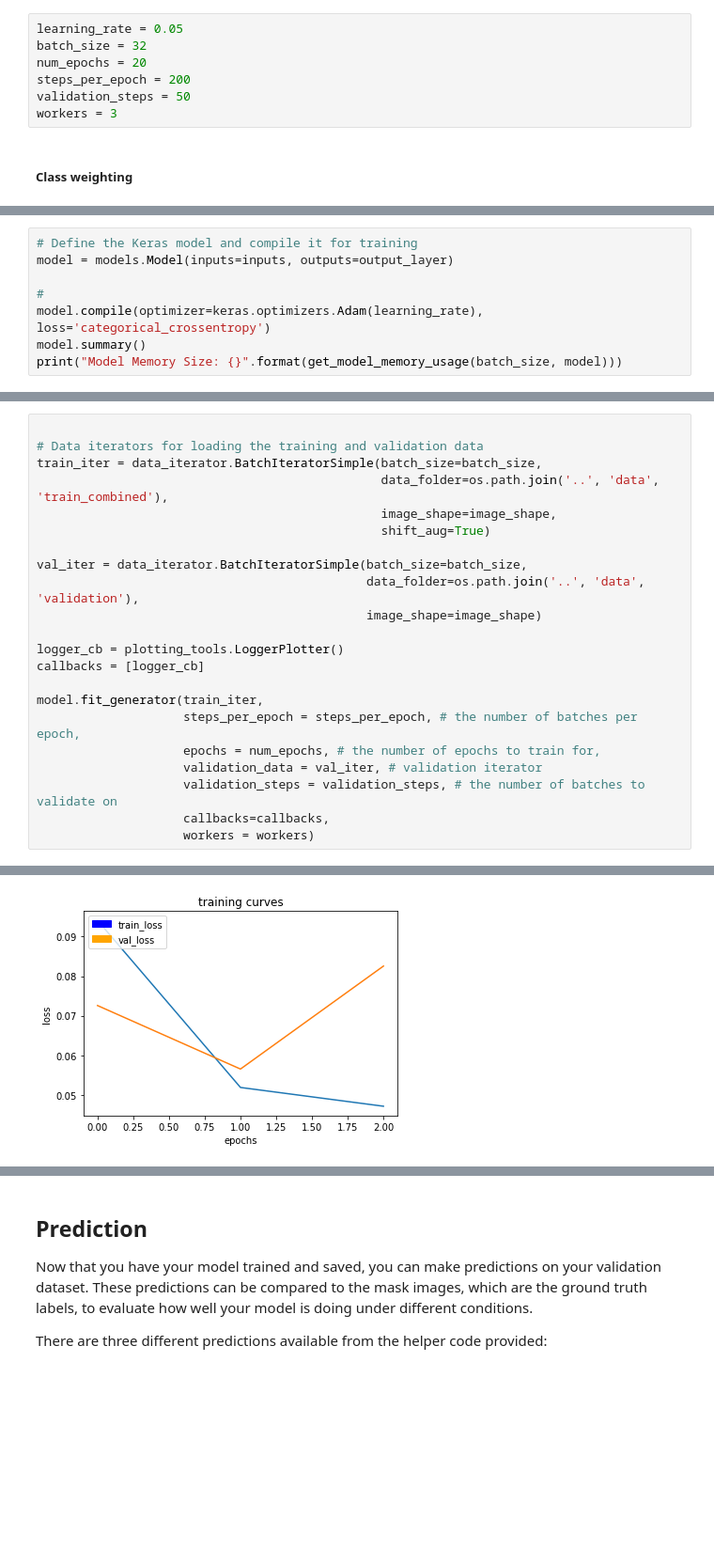
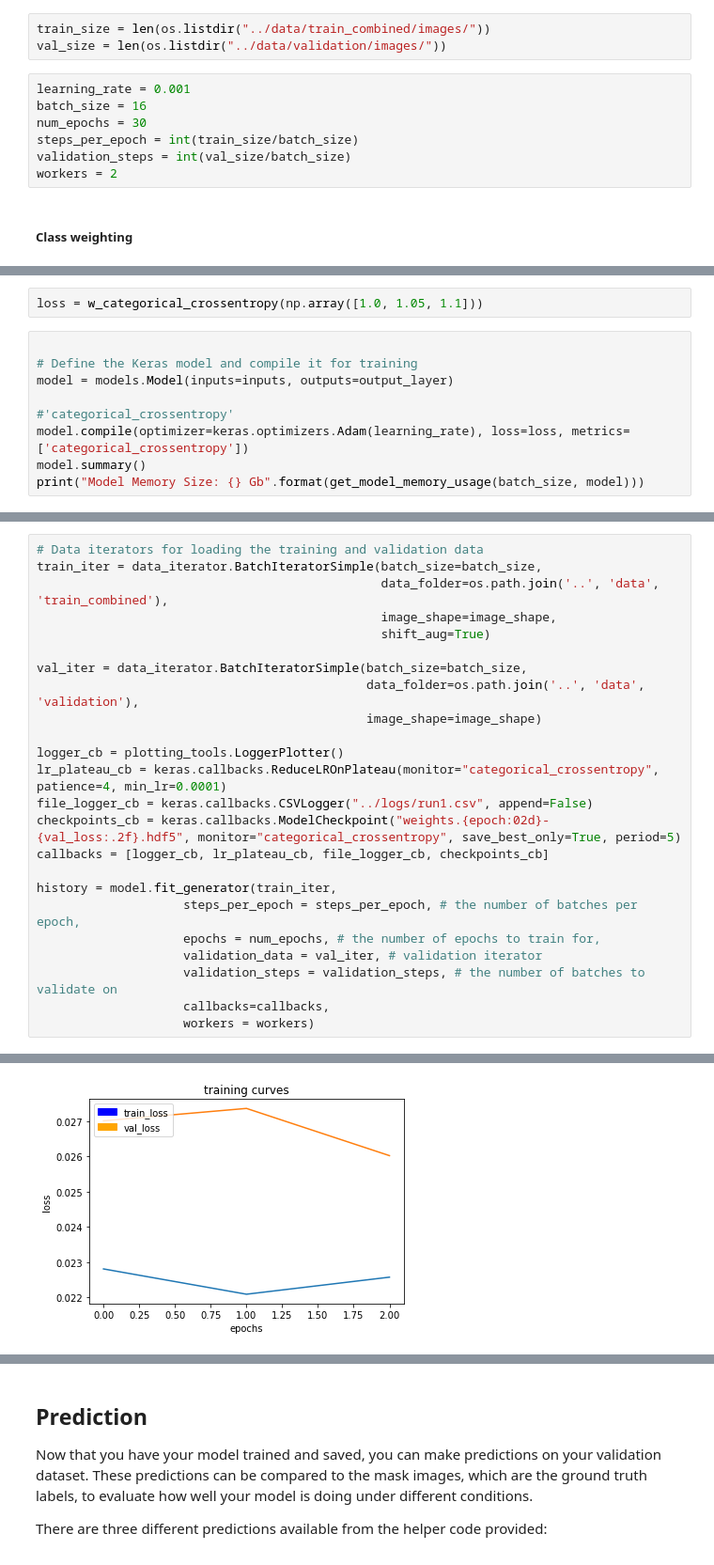
Before and after one commit to ndilsou/RoboND-FCN-Segmentation, a Jupyter notebook: code/model_training.ipynb, the cells around one changed output, grey strips where cells are left out. Shown at 94% size. Cells and saved outputs as stored; diff of their text form; blank space fills up the shorter version.

Commit message:
validation 0.43, deeper model. applied horizontal flipping to augment dataset size.

```diff
--- a/code/model_training.ipynb
+++ b/code/model_training.ipynb
@@ -190,12 +244,15 @@ Define and tune your hyperparameters.
 - **steps_per_epoch**: number of batches of training images that go through the network in 1 epoch. We have provided you with a default value. One recommended value to try would be based on the total number of images in training dataset divided by the batch_size.
 - **validation_steps**: number of batches of validation images that go through the network in 1 epoch. This is similar to steps_per_epoch, except validation_steps is for the validation dataset. We have provided you with a default value for this as well.
 - **workers**: maximum number of processes to spin up. This can affect your training speed and is dependent on your hardware. We have provided a recommended value to work with.
+# %%
+train_size = len(os.listdir("../data/train_combined/images/"))
+val_size = len(os.listdir("../data/validation/images/"))
 # %%
-learning_rate = 0.05
-batch_size = 32
-num_epochs = 20
-steps_per_epoch = 200
-validation_steps = 50
-workers = 3
+learning_rate = 0.001
+batch_size = 16
+num_epochs = 30
+steps_per_epoch = int(train_size/batch_size)
+validation_steps = int(val_size/batch_size)
+workers = 2
 # %% [markdown]
 ##### Class weighting
@@ -228,11 +354,14 @@ inverse_class_weights
+# %%
+loss = w_categorical_crossentropy(np.array([1.0, 1.05, 1.1]))
 # %%
+
 # Define the Keras model and compile it for training
 model = models.Model(inputs=inputs, outputs=output_layer)
 
-#
-model.compile(optimizer=keras.optimizers.Adam(learning_rate), loss='categorical_crossentropy')
+#'categorical_crossentropy'
+model.compile(optimizer=keras.optimizers.Adam(learning_rate), loss=loss, metrics=['categorical_crossentropy'])
 model.summary()
-print("Model Memory Size: {}".format(get_model_memory_usage(batch_size, model)))
+print("Model Memory Size: {} Gb".format(get_model_memory_usage(batch_size, model)))
 # %% [output]
 ____________________________________________________________________________________________________
 Layer (type)                     Output Shape          Param #     Connected to
@@ -254,5 +383,4 @@ Model Memory Size: 0.615
 # %%
-
 # Data iterators for loading the training and validation data
 train_iter = data_iterator.BatchIteratorSimple(batch_size=batch_size,
                                                data_folder=os.path.join('..', 'data', 'train_combined'),
@@ -264,9 +392,12 @@ val_iter = data_iterator.BatchIteratorSimple(batch_size=batch_size,
                                              image_shape=image_shape)
 
 logger_cb = plotting_tools.LoggerPlotter()
-callbacks = [logger_cb]
+lr_plateau_cb = keras.callbacks.ReduceLROnPlateau(monitor="categorical_crossentropy", patience=4, min_lr=0.0001)
+file_logger_cb = keras.callbacks.CSVLogger("../logs/run1.csv", append=False)
+checkpoints_cb = keras.callbacks.ModelCheckpoint("weights.{epoch:02d}-{val_loss:.2f}.hdf5", monitor="categorical_crossentropy", save_best_only=True, period=5)
+callbacks = [logger_cb, lr_plateau_cb, file_logger_cb, checkpoints_cb]
 
-model.fit_generator(train_iter,
+history = model.fit_generator(train_iter,
                     steps_per_epoch = steps_per_epoch, # the number of batches per epoch,
                     epochs = num_epochs, # the number of epochs to train for,
                     validation_data = val_iter, # validation iterator
@@ -284 +415 @@ Epoch 3/20
-[figure, old version]
+[figure, new version]
```
Also changed, not shown: parts of 25 cells of this notebook, 10 other files.
